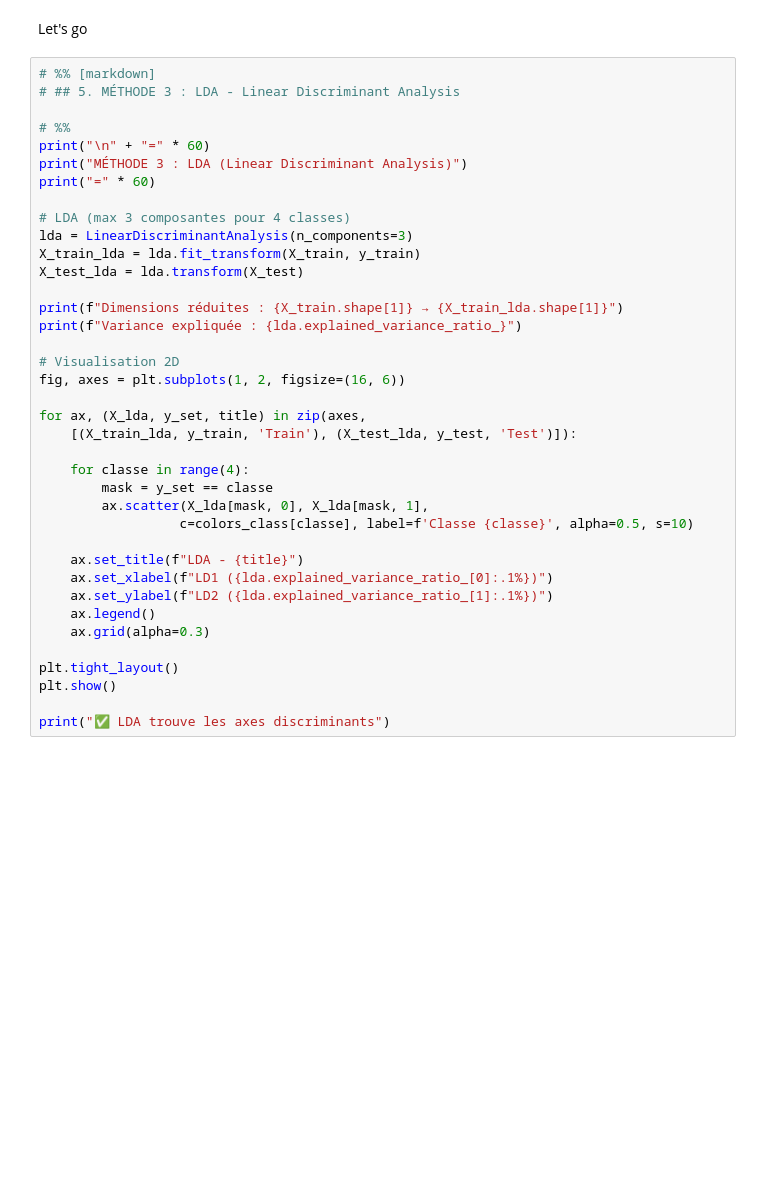
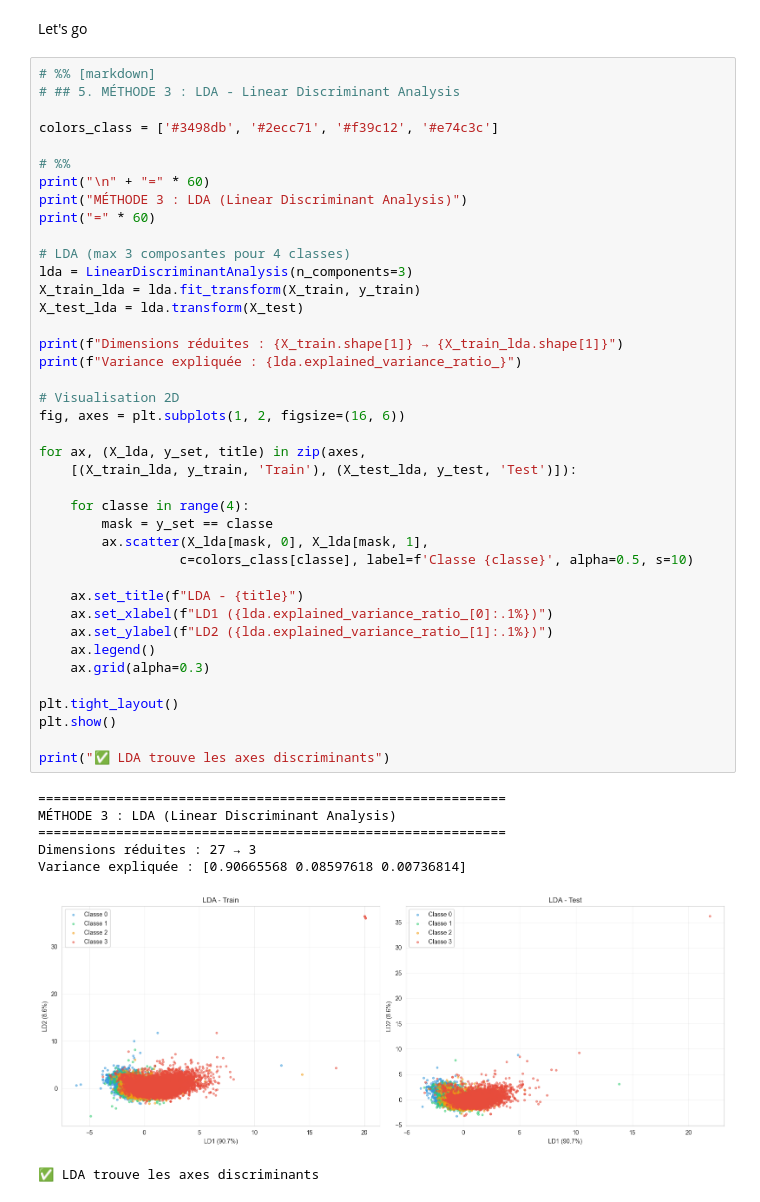
Before and after one commit to Felix-prjcts/ML_Airbnb_domain_generalisation, a Jupyter notebook: ML_Paris/LDA_Paris.ipynb, the cells around one changed output. Drawn from its saved outputs; the diff is of its cells as text; blank space fills up the shorter version.

Commit message:
colors

```diff
--- a/ML_Paris/LDA_Paris.ipynb
+++ b/ML_Paris/LDA_Paris.ipynb
@@ -105,6 +124,8 @@ Let's go
 # %%
 # %% [markdown]
 # ## 5. MÉTHODE 3 : LDA - Linear Discriminant Analysis
+
+colors_class = ['#3498db', '#2ecc71', '#f39c12', '#e74c3c']
 
 # %%
 print("\n" + "=" * 60)
@@ -113,30 +134,38 @@ print("=" * 60)
 
 # LDA (max 3 composantes pour 4 classes)
 lda = LinearDiscriminantAnalysis(n_components=3)
 X_train_lda = lda.fit_transform(X_train, y_train)
 X_test_lda = lda.transform(X_test)
 
 print(f"Dimensions réduites : {X_train.shape[1]} → {X_train_lda.shape[1]}")
 print(f"Variance expliquée : {lda.explained_variance_ratio_}")
 
 # Visualisation 2D
 fig, axes = plt.subplots(1, 2, figsize=(16, 6))
 
 for ax, (X_lda, y_set, title) in zip(axes,
     [(X_train_lda, y_train, 'Train'), (X_test_lda, y_test, 'Test')]):
 
     for classe in range(4):
         mask = y_set == classe
         ax.scatter(X_lda[mask, 0], X_lda[mask, 1],
                   c=colors_class[classe], label=f'Classe {classe}', alpha=0.5, s=10)
 
     ax.set_title(f"LDA - {title}")
     ax.set_xlabel(f"LD1 ({lda.explained_variance_ratio_[0]:.1%})")
     ax.set_ylabel(f"LD2 ({lda.explained_variance_ratio_[1]:.1%})")
     ax.legend()
     ax.grid(alpha=0.3)
 
 plt.tight_layout()
 plt.show()
 
 print("✅ LDA trouve les axes discriminants")
+# %% [output]
+============================================================
+MÉTHODE 3 : LDA (Linear Discriminant Analysis)
+============================================================
+Dimensions réduites : 27 → 3
+Variance expliquée : [0.90665568 0.08597618 0.00736814]
+[figure, added]
+✅ LDA trouve les axes discriminants
```
Also changed, not shown: parts of 1 cell of this notebook.
